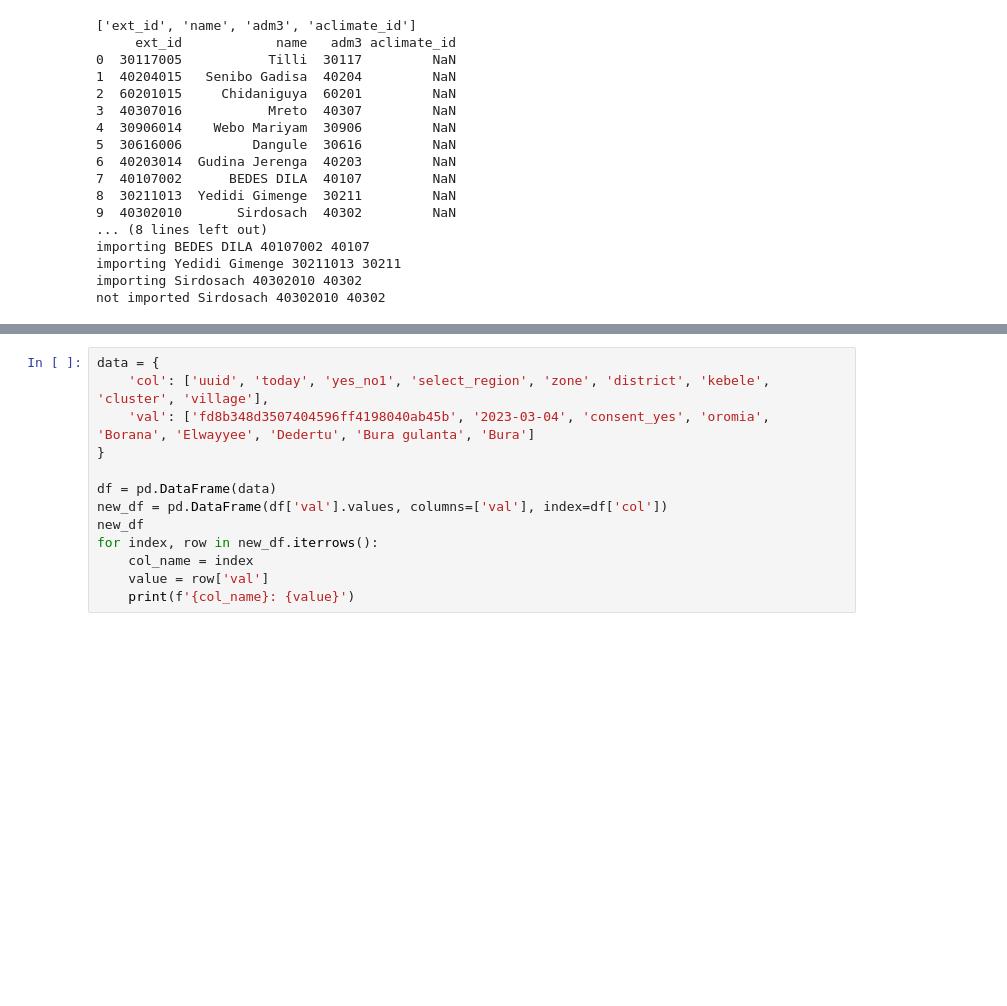
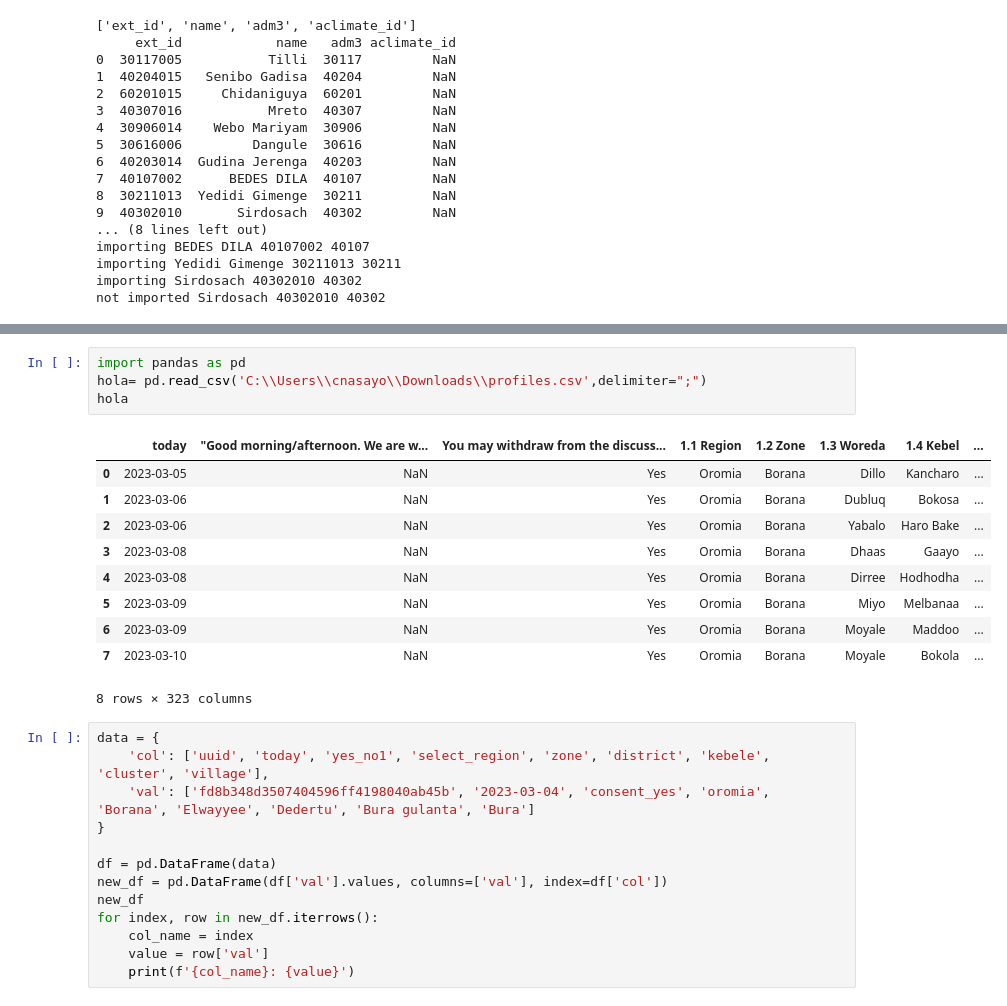
Before and after one commit to CIAT-DAPA/lswms_etl, a Jupyter notebook: src/imports/import_admin_levels.ipynb, the cells around one changed output, grey strips where cells are left out. Saved outputs shown, nothing was run; the diff lists cells and outputs as text; blank space fills up the shorter version.

```diff
--- a/src/imports/import_admin_levels.ipynb
+++ b/src/imports/import_admin_levels.ipynb
@@ -341,3 +342,18 @@ Name: today, dtype: object
+# %%
+import pandas as pd
+hola= pd.read_csv('C:\\Users\\cnasayo\\Downloads\\profiles.csv',delimiter=";")
+hola
+# %% [output]
+|  | today | "Good morning/afternoon. We are w... | You may withdraw from the discuss... | 1.1 Region | 1.2 Zone | 1.3 Woreda | 1.4 Kebel | ... |
+| 0 | 2023-03-05 | NaN | Yes | Oromia | Borana | Dillo | Kancharo | ... |
+| 1 | 2023-03-06 | NaN | Yes | Oromia | Borana | Dubluq | Bokosa | ... |
+| 2 | 2023-03-06 | NaN | Yes | Oromia | Borana | Yabalo | Haro Bake | ... |
+| 3 | 2023-03-08 | NaN | Yes | Oromia | Borana | Dhaas | Gaayo | ... |
+| 4 | 2023-03-08 | NaN | Yes | Oromia | Borana | Dirree | Hodhodha | ... |
+| 5 | 2023-03-09 | NaN | Yes | Oromia | Borana | Miyo | Melbanaa | ... |
+| 6 | 2023-03-09 | NaN | Yes | Oromia | Borana | Moyale | Maddoo | ... |
+| 7 | 2023-03-10 | NaN | Yes | Oromia | Borana | Moyale | Bokola | ... |
+8 rows × 323 columns
 # %%
 data = {
     'col': ['uuid', 'today', 'yes_no1', 'select_region', 'zone', 'district', 'kebele', 'cluster', 'village'],
```
Also changed, not shown: parts of 1 cell of this notebook, 3 other files.
